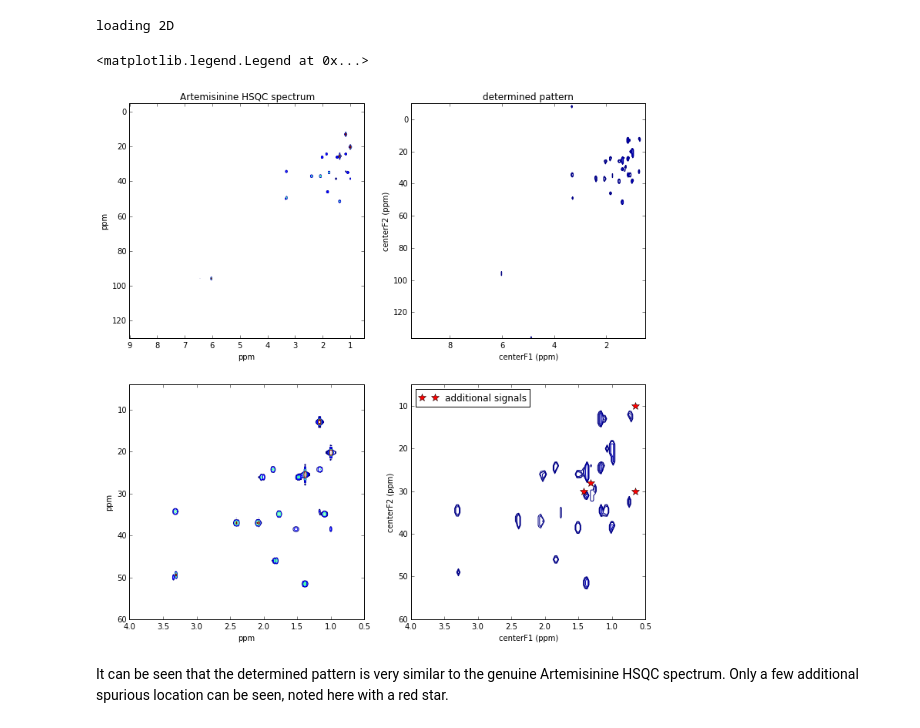
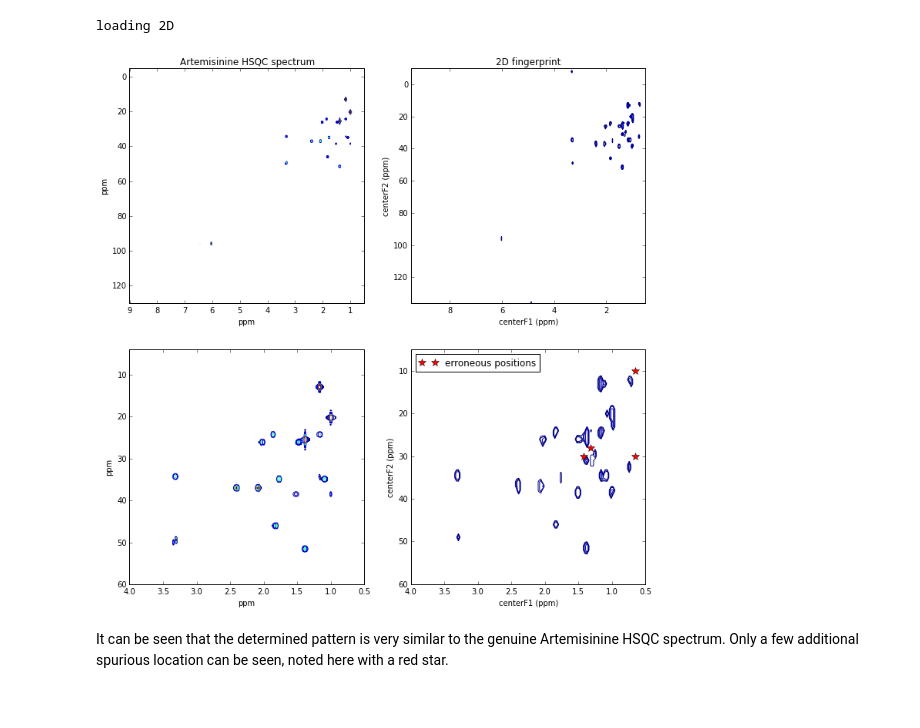
Before and after one commit to harel-coffee/plasmodesma-auto, a Jupyter notebook: Analysis2.ipynb, the cells around one changed output. Drawn from its saved outputs; the diff is of its cells as text; code cells hidden in the pictures.

```diff
--- a/Analysis2.ipynb
+++ b/Analysis2.ipynb
@@ -280,20 +272,20 @@ loading 2D
 # %%
 f1, ((ax2,ax1),(ax4,ax3)) = plt.subplots(nrows=2, ncols=2, figsize=(12,12))
 affiche(Int[0], Int[1], hsqc_filtered, scale=0.1,ax=ax1)
-ax1.set_title('determined pattern')
+ax1.set_title('2D fingerprint')
 d.display(figure=ax2, scale=3, zoom=[[-5,130],[0.5,9]])
 ax2.set_title('Artemisinine HSQC spectrum')
 
 affiche(Int[0], Int[1], hsqc_filtered, scale=0.1,ax=ax3, reverse=False)
 d.display(figure=ax4, scale=5, zoom=[[4,60],[0.5,4]] )
 ax3.set_xlim(xmin=0.5, xmax=4)
 ax3.set_ylim(ymin=5, ymax=60)
 ax3.invert_xaxis()
 ax3.invert_yaxis()
-ax3.plot([1.42, 1.32,0.65,0.65], [30,28,10,30], 'r*', ms=10, label='additional signals')
+ax3.plot([1.42, 1.32,0.65,0.65], [30,28,10,30], 'r*', ms=10, label='erroneous positions')
 ax3.legend(loc=2)
+f1.savefig("FigDOSYHSQC.pdf")
 # %% [output]
-<matplotlib.legend.Legend at 0x...>
-[figure, old version]
+[figure, new version]
 # %% [markdown]
 It can be seen that the determined pattern is very similar to the genuine Artemisinine HSQC spectrum. Only a few additional spurious location can be seen, noted here with a red star.
```
Also changed, not shown: parts of 5 cells of this notebook, 2 other files.
